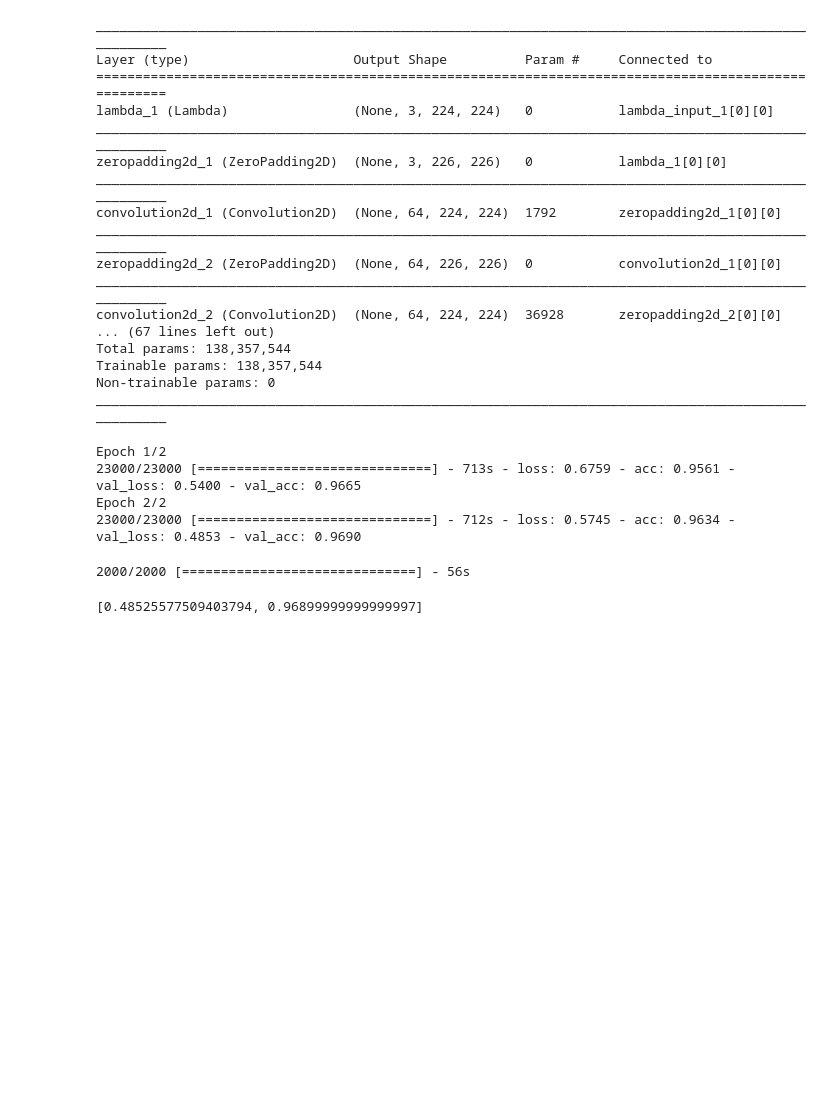
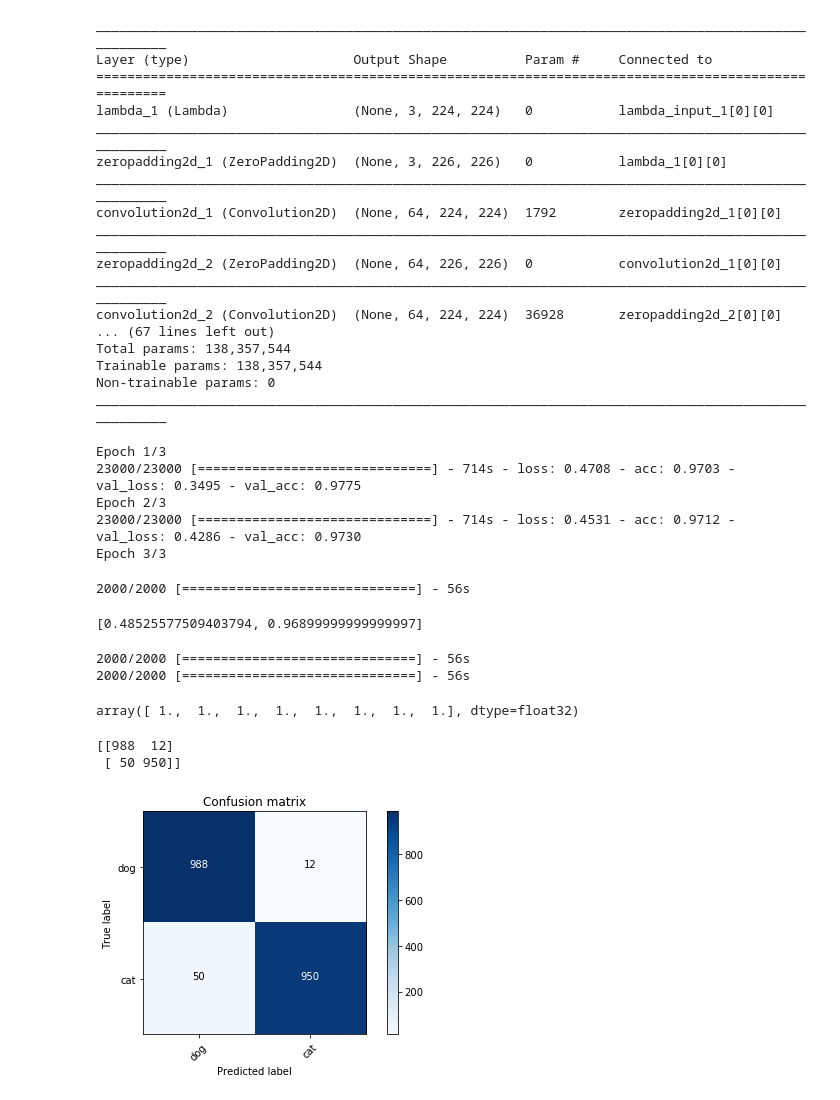
Before and after one commit to xingfanxia/learn_fast_ai, a Jupyter notebook: Lesson 2 Linear Model with CNN Features -- Active Recall.ipynb, the cells around one changed output. Cells and saved outputs as stored; diff of their text form; code cells hidden in the pictures; blank space fills up the shorter version.

```diff
--- a/Lesson 2 Linear Model with CNN Features -- Active Recall.ipynb
+++ b/Lesson 2 Linear Model with CNN Features -- Active Recall.ipynb
@@ -308,12 +320,15 @@ optimizer = RMSprop(lr=0.1)
 # %%
 model.compile(optimizer=optimizer, loss='categorical_crossentropy', metrics=['accuracy'])
 # %%
-fit_model(model, batches, val_batches, nb_epoch=2)
+fit_model(model, batches, val_batches, nb_epoch=3)
 # %% [output]
-Epoch 1/2
-23000/23000 [==============================] - 713s - loss: 0.6759 - acc: 0.9561 - val_loss: 0.5400 - val_acc: 0.9665
-Epoch 2/2
-23000/23000 [==============================] - 712s - loss: 0.5745 - acc: 0.9634 - val_loss: 0.4853 - val_acc: 0.9690
+Epoch 1/3
+23000/23000 [==============================] - 714s - loss: 0.4708 - acc: 0.9703 - val_loss: 0.3495 - val_acc: 0.9775
+Epoch 2/3
+23000/23000 [==============================] - 714s - loss: 0.4531 - acc: 0.9712 - val_loss: 0.4286 - val_acc: 0.9730
+Epoch 3/3
+# %%
+fit_model(model, batches, val_batches, nb_epoch=3)
 # %%
 model.save_weights(model_path+'finetune_vgg_to_linear1.h5')
 # %%
@@ -323,3 +338,19 @@ model.evaluate(val_data, val_labels)
 # %% [output]
 2000/2000 [==============================] - 56s
 [0.48525577509403794, 0.96899999999999997]
+# %%
+preds = model.predict_classes(val_data, batch_size=batch_size)
+probs = model.predict_proba(val_data, batch_size=batch_size)[:,0]
+probs[:8]
+# %% [output]
+2000/2000 [==============================] - 56s
+2000/2000 [==============================] - 56s
+array([ 1.,  1.,  1.,  1.,  1.,  1.,  1.,  1.], dtype=float32)
+# %%
+cm = confusion_matrix(val_classes, preds)
+# %%
+plot_confusion_matrix(cm, {'cat':0, 'dog':1})
+# %% [output]
+[[988  12]
+ [ 50 950]]
+[figure, added]
```
Also changed, not shown: parts of 2 cells of this notebook.
